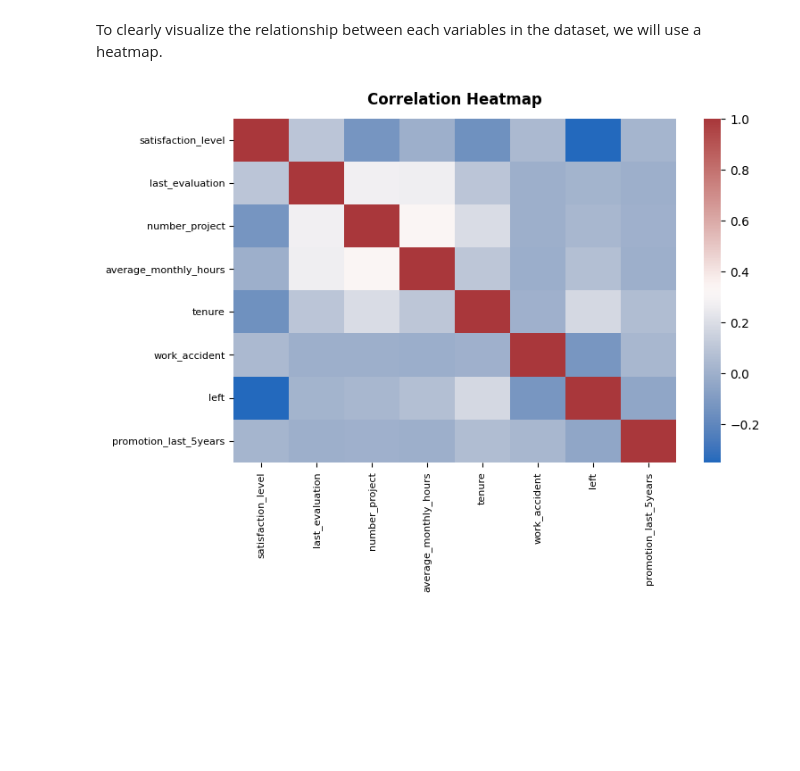
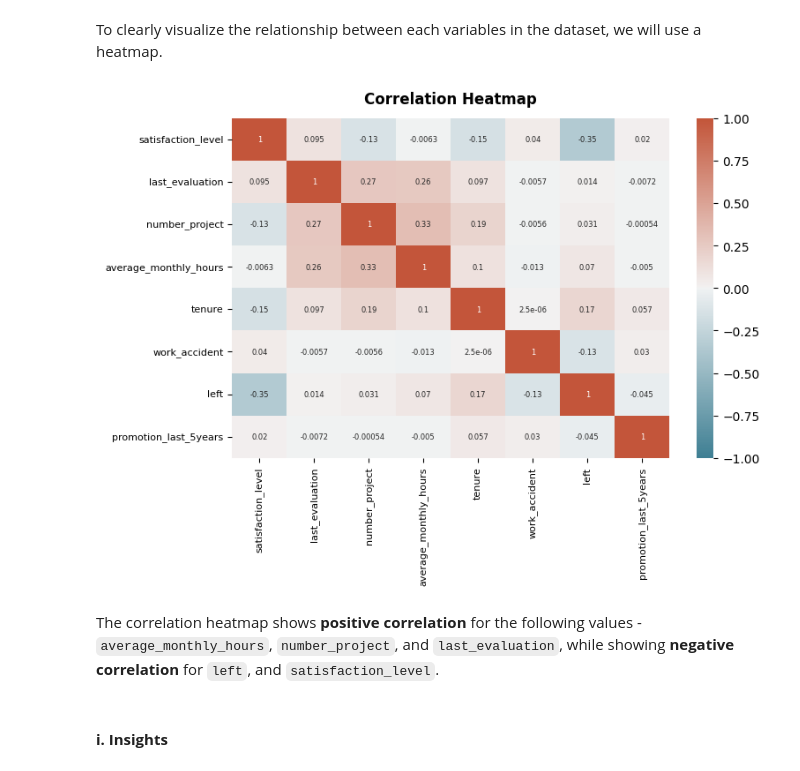
Before and after one commit to ryanlacsamana/Sailfort-Motors-Capstone-Project, a Jupyter notebook: Sailfort-Motors-Capstone.ipynb, the cells around one changed output. Drawn from its saved outputs; the diff is of its cells as text; code cells hidden in the pictures; blank space fills up the shorter version.

```diff
--- a/Sailfort-Motors-Capstone.ipynb
+++ b/Sailfort-Motors-Capstone.ipynb
@@ -485,13 +485,17 @@ To clearly visualize the relationship between each variables in the dataset, we
 # %%
 heatmap_corr=df1[['satisfaction_level','last_evaluation','number_project','average_monthly_hours','tenure','work_accident','left','promotion_last_5years']].corr()
 
 plt.figure(figsize=(8,5))
 
-heatmap = sns.heatmap(heatmap_corr, annot=False, annot_kws={'fontsize': 6}, cmap=sns.color_palette("vlag", as_cmap=True))
+heatmap = sns.heatmap(heatmap_corr, annot=True, annot_kws={'fontsize': 6}, vmin=-1, vmax=1, cmap=sns.diverging_palette(220,20, as_cmap=True))
 heatmap.set_title('Correlation Heatmap', fontweight='bold', fontsize=12, pad=12)
 plt.xticks(fontsize=8)
 plt.yticks(fontsize=8)
 
 plt.show()
 # %% [output]
-[figure, old version]
+[figure, new version]
+# %% [markdown]
+The correlation heatmap shows **positive correlation** for the following values - `average_monthly_hours`, `number_project`, and `last_evaluation`, while showing **negative correlation** for `left`, and `satisfaction_level`.
+# %% [markdown]
+#### **i. Insights**
```
Also changed, not shown: parts of 29 cells of this notebook.
